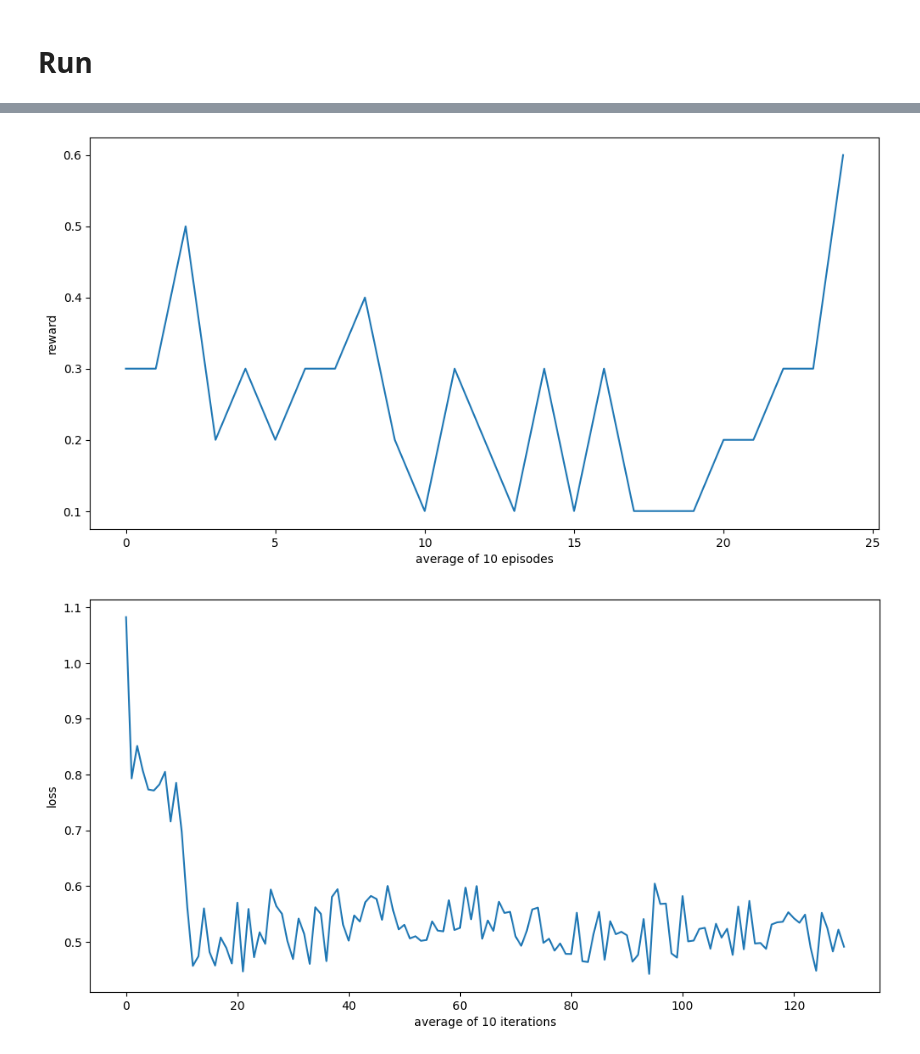
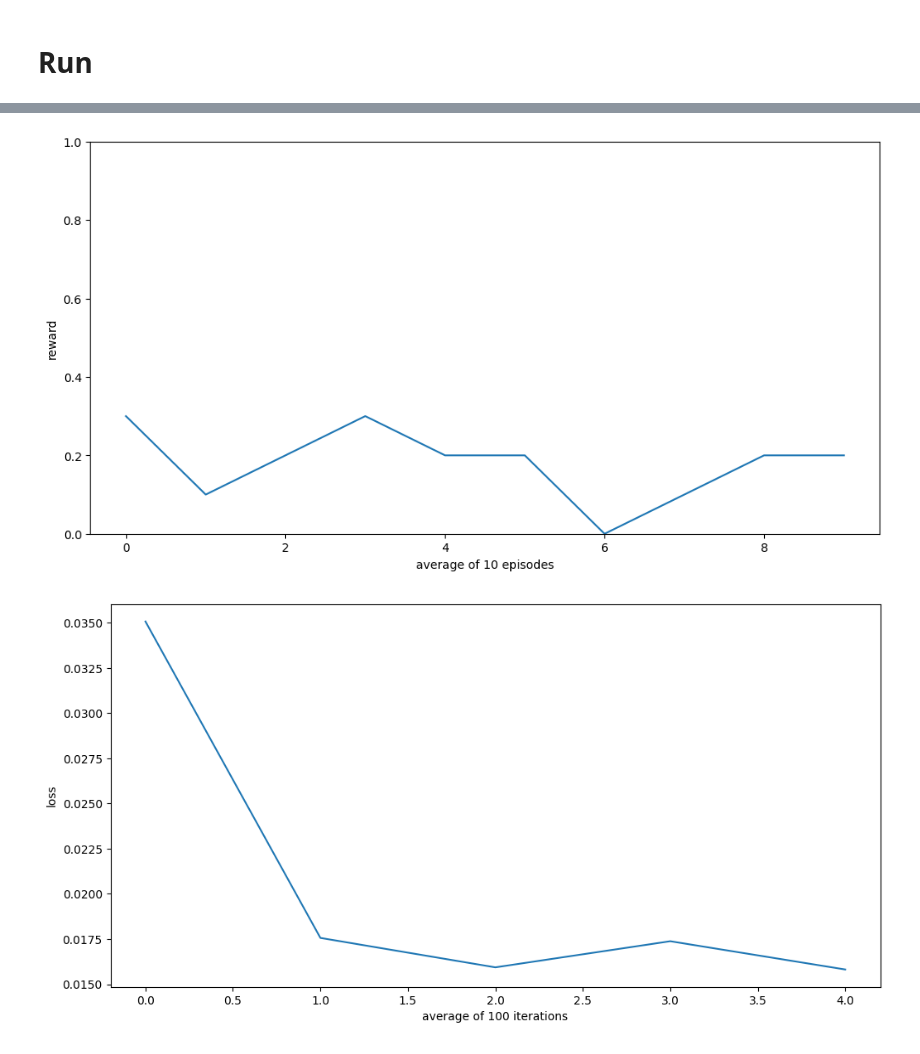
Before and after one commit to oyjuffer/DRL-A1, a Jupyter notebook: main.ipynb, the cells around one changed output, grey strips where cells are left out. Saved outputs shown, nothing was run; the diff lists cells and outputs as text; code cells hidden in the pictures.

```diff
--- a/main.ipynb
+++ b/main.ipynb
@@ -98,17 +98,18 @@ class ReplayBuffer():
             self.buffer.append(data)
 
     def sample(self, batch_size):
-        indices = np.random.randint(0, len(self.buffer), size=batch_size)
-        states, actions, rewards, states_next = [], [], [], []
+        indices = np.random.randint(len(self.buffer), size=batch_size)
+        states, actions, rewards, states_next, terminals = [], [], [], [], []
 
         for i in indices:
-            s, a, r, sn = self.buffer[i]
+            s, a, r, sn, t = self.buffer[i]
             states.append(s)
             actions.append(a)
             rewards.append(r)
             states_next.append(sn)
+            terminals.append(t)
 
-        return np.array(states), np.array(actions), np.array(rewards), np.array(states_next)
+        return np.array(states), np.array(actions), np.array(rewards), np.array(states_next), np.array(terminals)
 # %% [markdown]
 ## Deep Q Network
 # %%
@@ -124,12 +125,10 @@ def DQN_Model():
         tf.keras.layers.Flatten(),
         tf.keras.layers.Dense(512, activation='relu'),
         tf.keras.layers.Dense(256, activation='relu'),
-        tf.keras.layers.Dense(num_actions)])
+        tf.keras.layers.Dense(num_actions)
+    ])
 
     return model
-
-optimizer = keras.optimizers.Adam(learning_rate=1e-3)
-loss_fn = keras.losses.mean_squared_error
 # %% [markdown]
 ## Agent
 # %%
@@ -189,10 +192,10 @@ def run_environment():
     replay_buffer = ReplayBuffer()
 
     # hyperparameters
-    episodes = 250
+    episodes = 100
     evaluate = False
     evaluate_point = 10
-    update_point = 100      # when to update the target model
+    update_point = episodes // 10      # when to update the target model
 
     # trackers
     reward_tracker = []
@@ -201,7 +204,7 @@ def run_environment():
     for episode in range(episodes):
 
         state = env.reset()
-        state, reward, terminal = env.step(2)
+        terminal = False
 
         while not terminal:
 
@@ -212,7 +215,7 @@ def run_environment():
             state_next, reward, terminal = env.step(action)
 
             # add experience to replay buffer
-            replay_buffer.add((state, reward, action, state_next))
+            replay_buffer.add((state, action, reward, state_next, terminal))
 
             # train the agent
             if not evaluate:
@@ -235,7 +238,7 @@ def run_environment():
 
         # stats
         reward_tracker.append(reward)
-        print("EPISODE: {} --- Rewards: {} --- Evaluate: {}".format(episode, sum(reward_tracker), evaluate))
+        print("EPISODE: {} --- Rewards: {} --- Ratio: {} --- Evaluate: {}".format(episode, sum(reward_tracker), round(sum(reward_tracker)/(episode + 1), 2), evaluate))
 
     return np.array(reward_tracker), np.array(loss_tracker)
 # %% [markdown]
@@ -263,21 +266,29 @@ EPISODE: 249 --- Rewards: 63 --- Evaluate: False
 # %%
 # average reward across 10 episodes
-reward_reshaped = rewards.reshape(int(rewards.size/10), 10)
+num_episodes = 10
+num_samples = rewards.size
+num_batches = rewards.size // 10
+reward_reshaped = rewards[:num_batches*num_episodes].reshape(num_batches, num_episodes)
 average_reward = np.mean(reward_reshaped, axis=1)
 plt.figure(figsize=(12,6))
 plt.plot(average_reward)
-plt.xlabel("average of 10 episodes")
+plt.xlabel(f"average of {num_episodes} episodes")
 plt.ylabel("reward")
+plt.ylim(0, 1)
 plt.show()
 
-# average loss across 10 iterations
-loss_episode_reshaped = loss.reshape(int(loss.size/10), 10)
+
+# average loss across 100 iterations
+num_iterations = 100
+num_samples = loss.size
+num_batches = num_samples // num_iterations
+loss_episode_reshaped = loss[:num_batches*num_iterations].reshape(num_batches, num_iterations)
 average_loss = np.mean(loss_episode_reshaped, axis=1)
 plt.figure(figsize=(12,6))
 plt.plot(average_loss)
-plt.xlabel("average of 10 iterations")
+plt.xlabel(f"average of {num_iterations} iterations")
 plt.ylabel("loss")
 plt.show()
 # %% [output]
-[figure, old version]
+[figure, new version]
-[figure, old version]
+[figure, new version]
```
Also changed, not shown: parts of 2 cells of this notebook.
